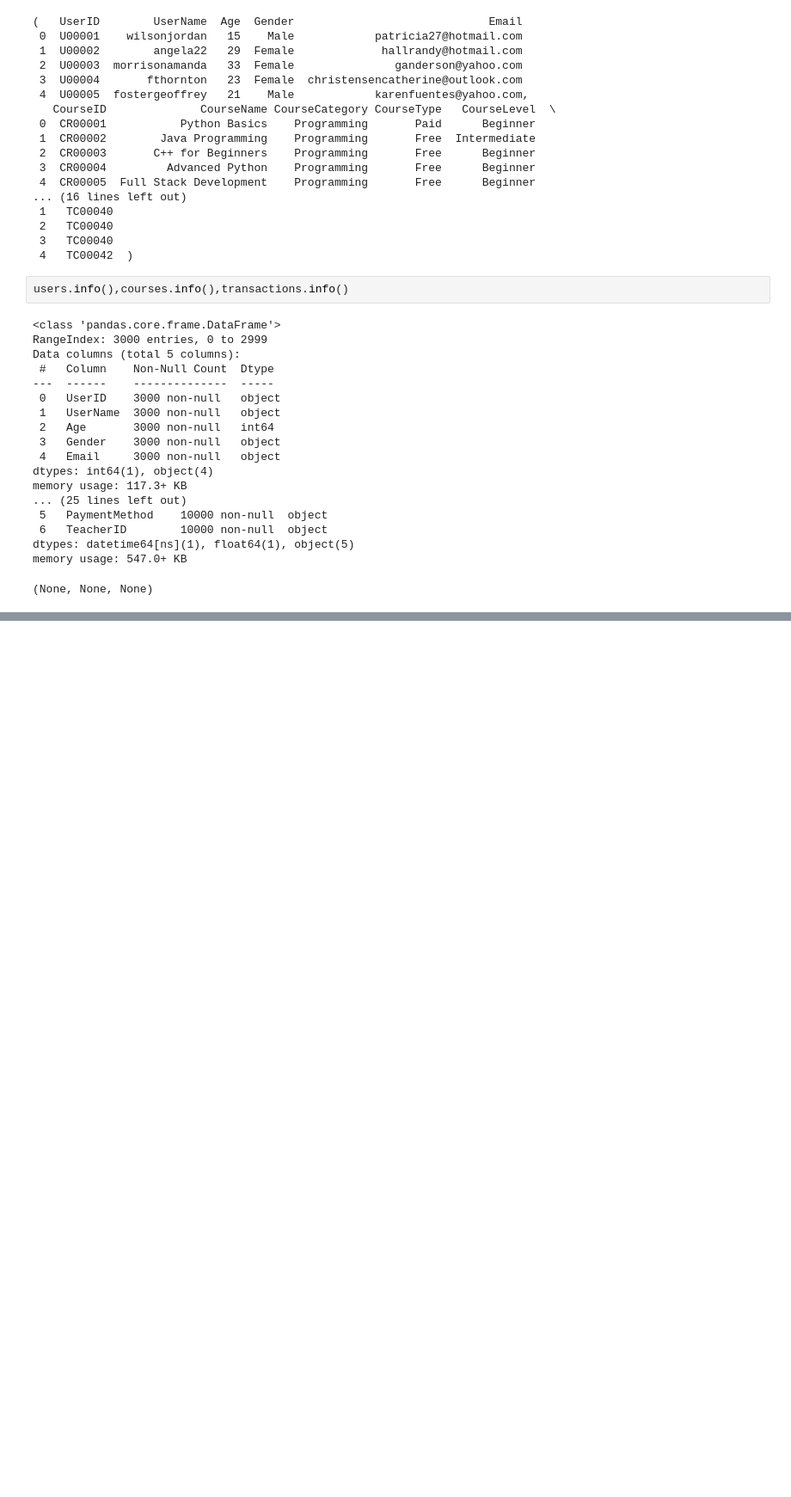
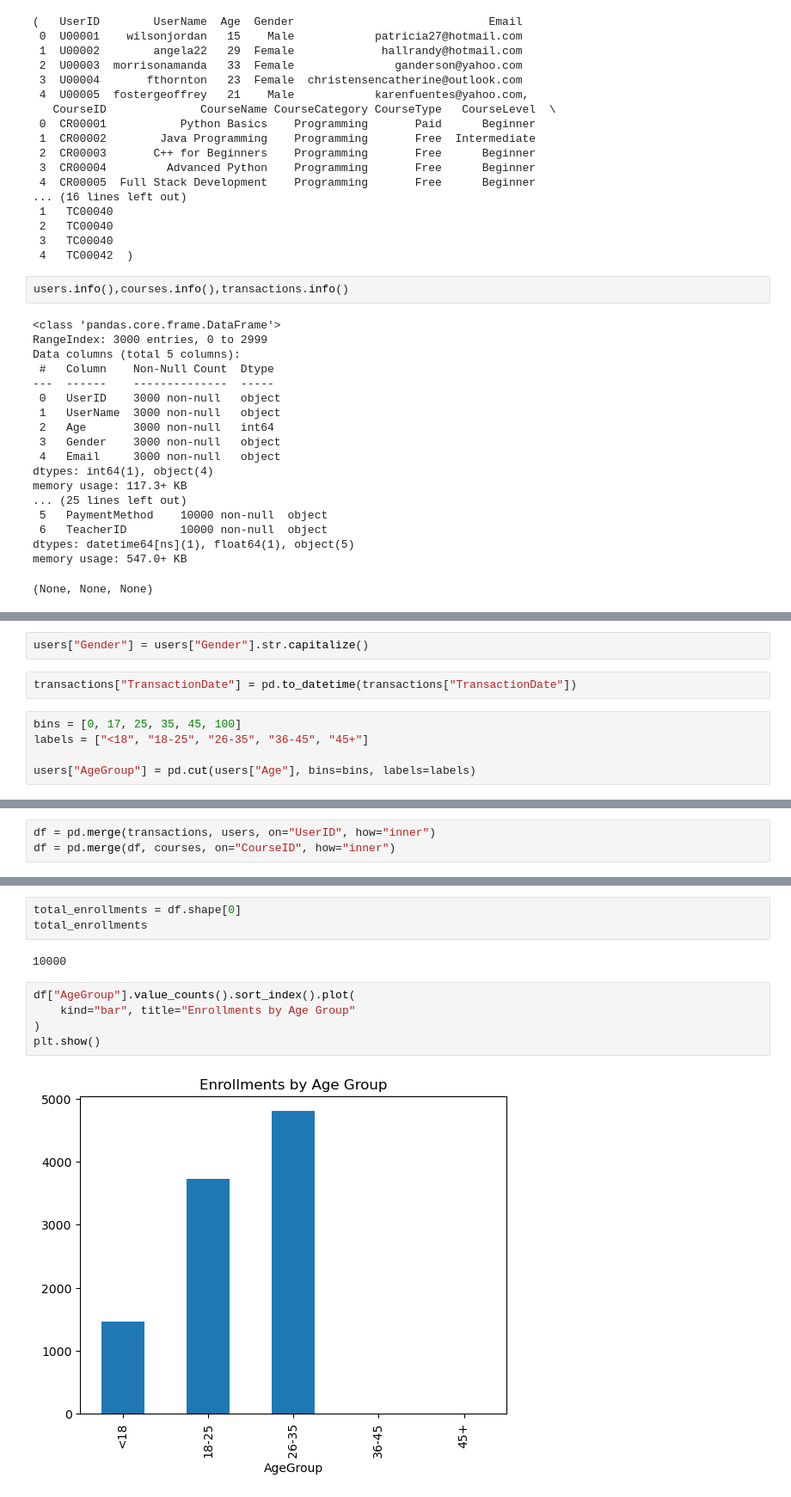
Before and after one commit to Yubraj43/course-enrollment-analysis, a Jupyter notebook: -1.ipynb, the cells around one changed output, grey strips where cells are left out. Shown at 86% size. Cells and saved outputs as stored; diff of their text form; blank space fills up the shorter version.

```diff
--- a/-1.ipynb
+++ b/-1.ipynb
@@ -56,0 +78,9 @@ u
+# %%
+users["Gender"] = users["Gender"].str.capitalize()
+# %%
+transactions["TransactionDate"] = pd.to_datetime(transactions["TransactionDate"])
+# %%
+bins = [0, 17, 25, 35, 45, 100]
+labels = ["<18", "18-25", "26-35", "36-45", "45+"]
+
+users["AgeGroup"] = pd.cut(users["Age"], bins=bins, labels=labels)
@@ -56,0 +97,3 @@ u
+# %%
+df = pd.merge(transactions, users, on="UserID", how="inner")
+df = pd.merge(df, courses, on="CourseID", how="inner")
@@ -56,0 +121,12 @@ u
+# %%
+total_enrollments = df.shape[0]
+total_enrollments
+# %% [output]
+10000
+# %%
+df["AgeGroup"].value_counts().sort_index().plot(
+    kind="bar", title="Enrollments by Age Group"
+)
+plt.show()
+# %% [output]
+[figure, added]
```
Also changed, not shown: parts of 9 cells of this notebook.
